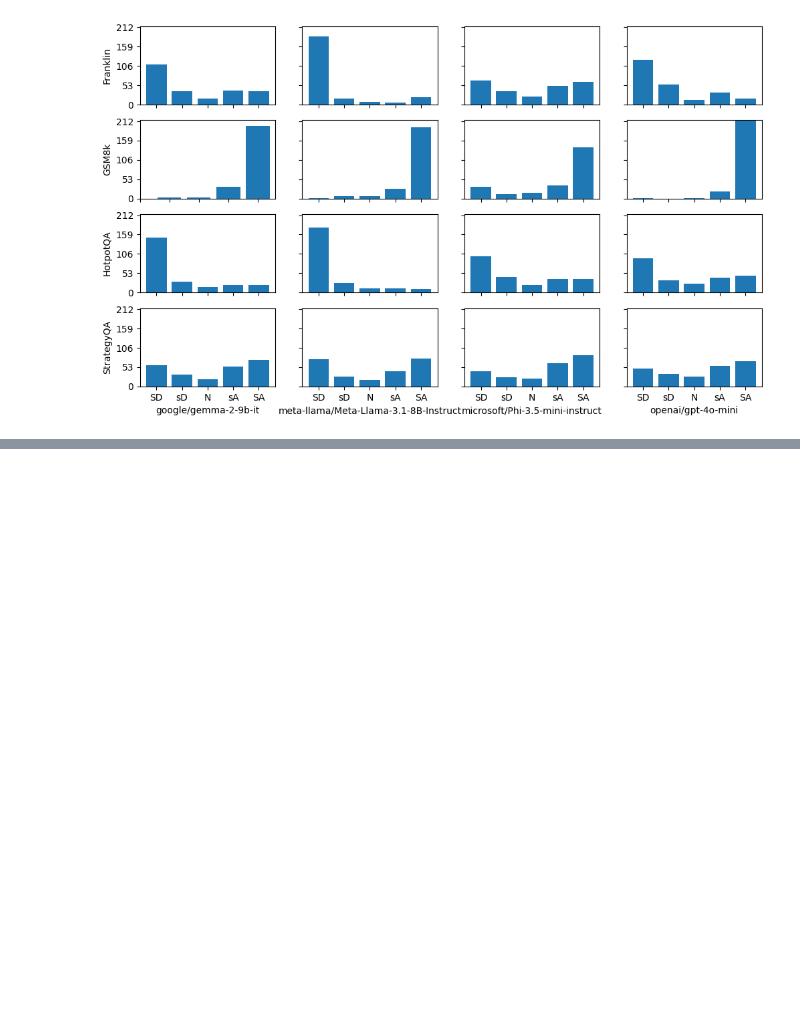
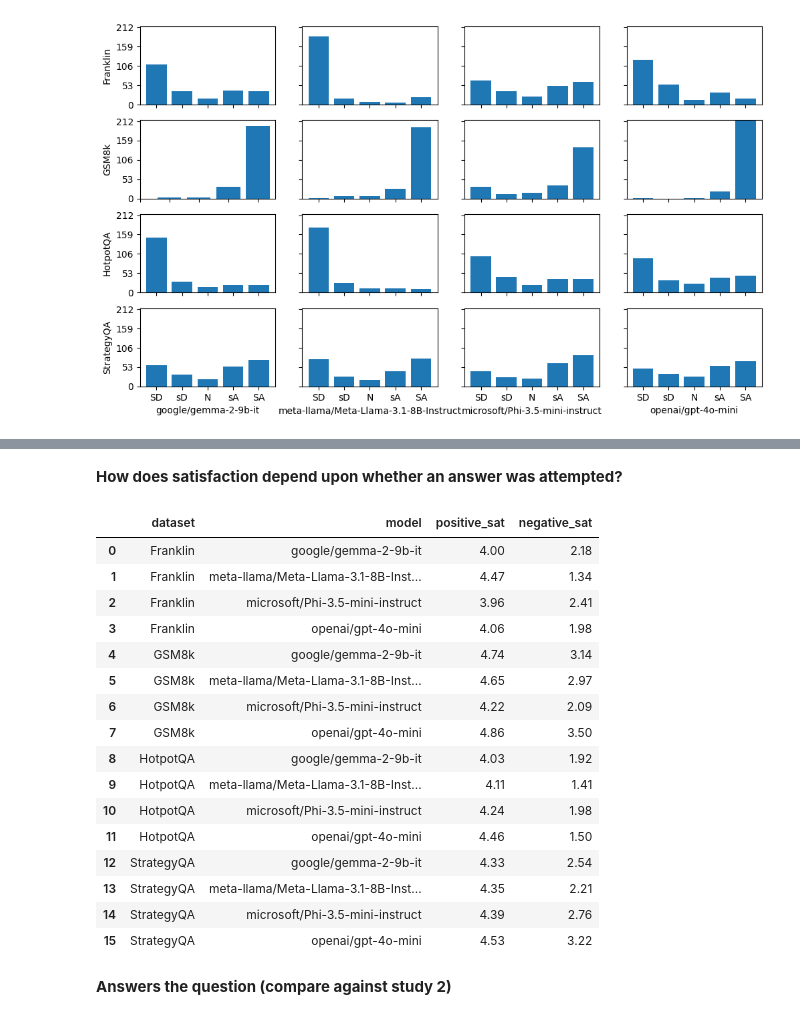
Before and after one commit to njf0/frank-llm, a Jupyter notebook: mini-project/studies/ask/results/results.ipynb, the cells around one changed output, grey strips where cells are left out. Saved outputs shown, nothing was run; the diff lists cells and outputs as text; code cells hidden in the pictures; blank space fills up the shorter version.

```diff
--- a/mini-project/studies/ask/results/results.ipynb
+++ b/mini-project/studies/ask/results/results.ipynb
@@ -259,3 +409,65 @@ analysis.plot_histograms(Q2)
+# %% [markdown]
+**How does satisfaction depend upon whether an answer was attempted?**
+# %%
+def sat_vs_answer(
+    Q1: dict[tuple, pd.DataFrame],
+    Q3: dict[tuple, pd.DataFrame],
+) -> pd.DataFrame:
+    # now get columns where the majority vote marks the answer as present
+    Q1_answer_positive = {}
+    for (dataset, model), df in Q1.items():
+        answer_positive = df.apply(lambda x: (x == 3).all(), axis=0)
+        # get cols from answer_positive where value is True
+        answer_positive = answer_positive[answer_positive == True]
+        Q1_answer_positive[(dataset, model)] = answer_positive.index
+    # now get columns where the majority vote marks the answer as not present
+    Q1_answer_negative = {}
+    for (dataset, model), df in Q1.items():
+        answer_negative = df.apply(lambda x: (x == 1).all(), axis=0)
+        # get cols from answer_negative where value is True
+        answer_negative = answer_negative[answer_negative == True]
+        Q1_answer_negative[(dataset, model)] = answer_negative.index
+
+    # now compute satisfaction scores for each dataset and model depending on whether the answer was present or not
+    sat_vs_answer = []
+    for (dataset, model), df in Q3.items():
+        pos_cols = Q1_answer_positive[(dataset, model)]
+        neg_cols = Q1_answer_negative[(dataset, model)]
+        sat_vs_answer.append(
+            {
+                'dataset': dataset,
+                'model': model,
+                'positive_sat': df[pos_cols].mean().mean(),
+                'negative_sat': df[neg_cols].mean().mean(),
+            }
+        )
+
+    sat_vs_answer = pd.DataFrame(sat_vs_answer).round(2)
+
+    return sat_vs_answer
+
+
+sat_vs_answer(Q1, Q3)
+# %% [output]
+|  | dataset | model | positive_sat | negative_sat |
+| 0 | Franklin | google/gemma-2-9b-it | 4.00 | 2.18 |
+| 1 | Franklin | meta-llama/Meta-Llama-3.1-8B-Inst... | 4.47 | 1.34 |
+| 2 | Franklin | microsoft/Phi-3.5-mini-instruct | 3.96 | 2.41 |
+| 3 | Franklin | openai/gpt-4o-mini | 4.06 | 1.98 |
+| 4 | GSM8k | google/gemma-2-9b-it | 4.74 | 3.14 |
+| 5 | GSM8k | meta-llama/Meta-Llama-3.1-8B-Inst... | 4.65 | 2.97 |
+| 6 | GSM8k | microsoft/Phi-3.5-mini-instruct | 4.22 | 2.09 |
+| 7 | GSM8k | openai/gpt-4o-mini | 4.86 | 3.50 |
+| 8 | HotpotQA | google/gemma-2-9b-it | 4.03 | 1.92 |
+| 9 | HotpotQA | meta-llama/Meta-Llama-3.1-8B-Inst... | 4.11 | 1.41 |
+| 10 | HotpotQA | microsoft/Phi-3.5-mini-instruct | 4.24 | 1.98 |
+| 11 | HotpotQA | openai/gpt-4o-mini | 4.46 | 1.50 |
+| 12 | StrategyQA | google/gemma-2-9b-it | 4.33 | 2.54 |
+| 13 | StrategyQA | meta-llama/Meta-Llama-3.1-8B-Inst... | 4.35 | 2.21 |
+| 14 | StrategyQA | microsoft/Phi-3.5-mini-instruct | 4.39 | 2.76 |
+| 15 | StrategyQA | openai/gpt-4o-mini | 4.53 | 3.22 |
+# %% [markdown]
+**Answers the question (compare against study 2)**
 # %%
 analysis.counts_gt_n(Q1, 3)
 # %% [output]
```
Also changed, not shown: parts of 10 cells of this notebook, 2 other files.
